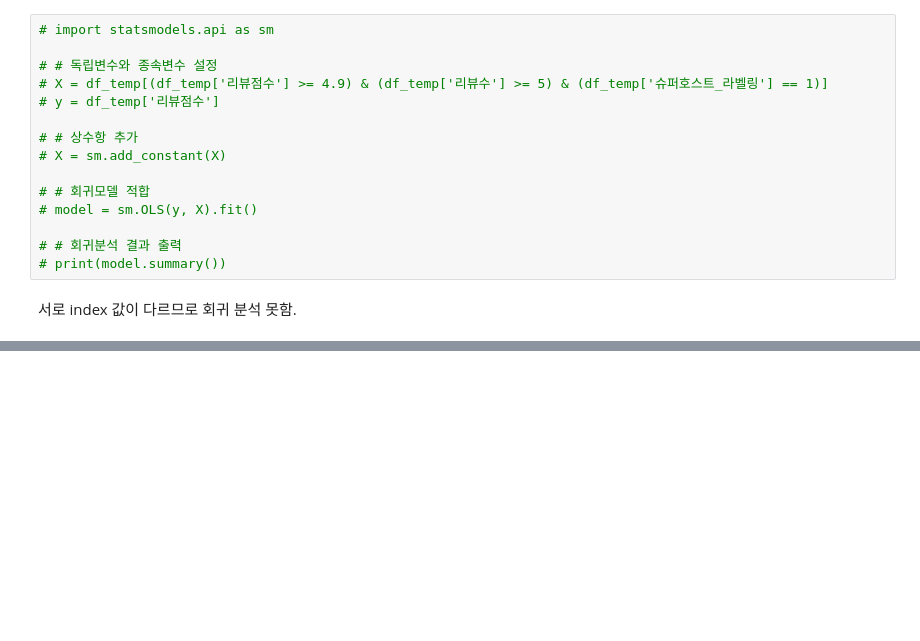
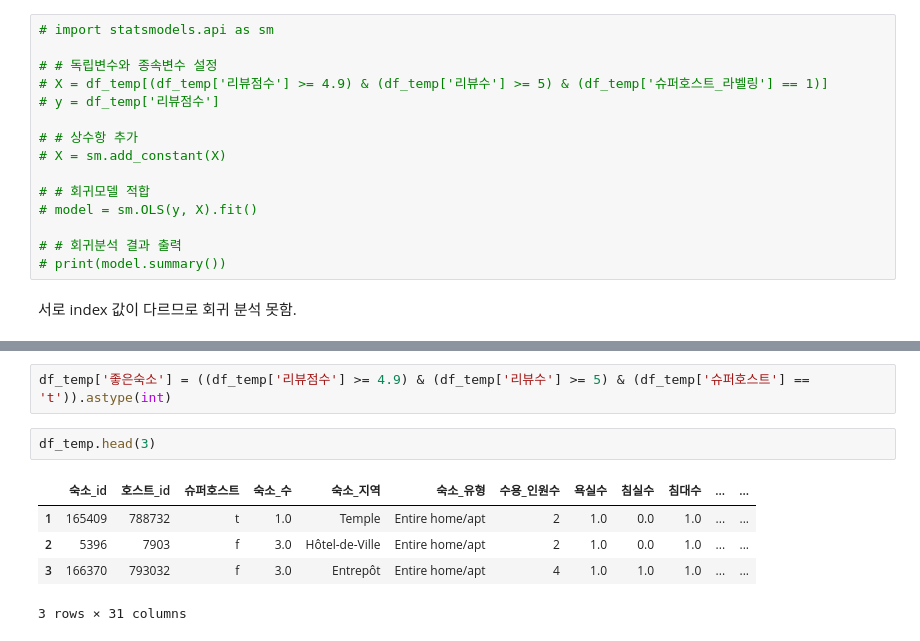
Before and after one commit to minseokpark6/WeeklyProject_Group3, a Jupyter notebook: Code/GunwooKim/파리_전처리_06-1_게스트선호.ipynb, the cells around one changed output, grey strips where cells are left out. Saved outputs shown, nothing was run; the diff lists cells and outputs as text; blank space fills up the shorter version.

Commit message:
기존 df에 좋은숙소(게스트선호 기준) 파생 변수 생성  - 이후 minmax와 stendard 정규화 진행  - 로지스틱 회귀 진행 결과 = minmax 정규화를 사용한 모델의 결과가 훨씬 좋음

```diff
--- a/Code/GunwooKim/파리_전처리_06-1_게스트선호.ipynb
+++ b/Code/GunwooKim/파리_전처리_06-1_게스트선호.ipynb
@@ -479,0 +497,10 @@ memory usage: 4.8 MB
+# %%
+df_temp['좋은숙소'] = ((df_temp['리뷰점수'] >= 4.9) & (df_temp['리뷰수'] >= 5) & (df_temp['슈퍼호스트'] == 't')).astype(int)
+# %%
+df_temp.head(3)
+# %% [output]
+|  | 숙소_id | 호스트_id | 슈퍼호스트 | 숙소_수 | 숙소_지역 | 숙소_유형 | 수용_인원수 | 욕실수 | 침실수 | 침대수 | ... | ... |
+| 1 | 165409 | 788732 | t | 1.0 | Temple | Entire home/apt | 2 | 1.0 | 0.0 | 1.0 | ... | ... |
+| 2 | 5396 | 7903 | f | 3.0 | Hôtel-de-Ville | Entire home/apt | 2 | 1.0 | 0.0 | 1.0 | ... | ... |
+| 3 | 166370 | 793032 | f | 3.0 | Entrepôt | Entire home/apt | 4 | 1.0 | 1.0 | 1.0 | ... | ... |
+3 rows × 31 columns
```
Also changed, not shown: parts of 13 cells of this notebook.
